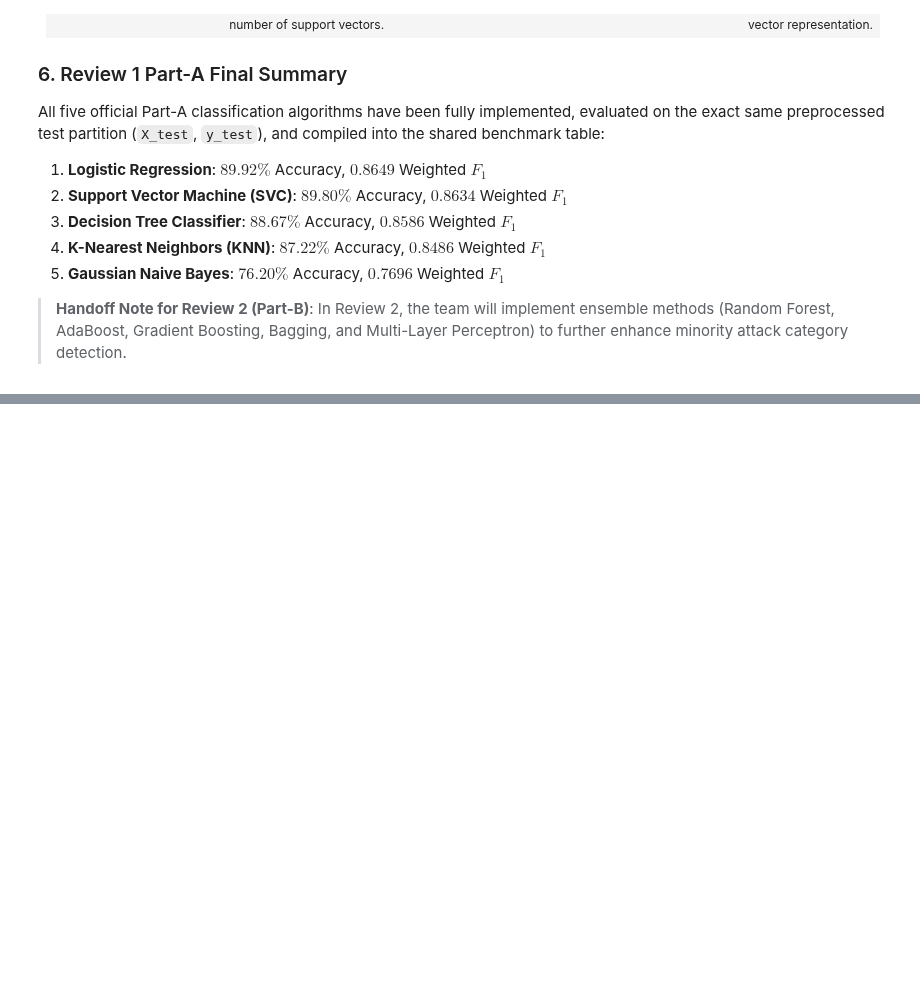
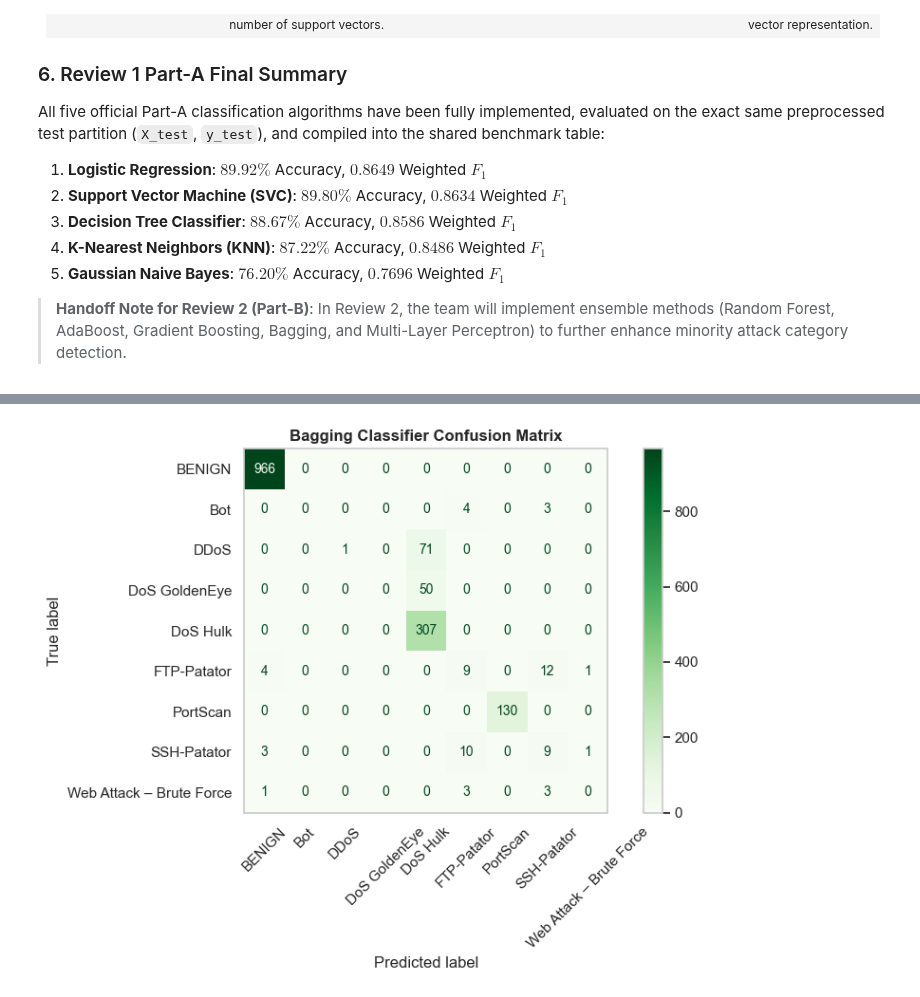
Before and after one commit to ajay9376/NetSentinel, a Jupyter notebook: notebooks/classification.ipynb, the cells around one changed output, grey strips where cells are left out. Saved outputs shown, nothing was run; the diff lists cells and outputs as text; code cells hidden in the pictures; blank space fills up the shorter version.

```diff
--- a/notebooks/classification.ipynb
+++ b/notebooks/classification.ipynb
@@ -912,0 +1212,11 @@ All five official Part-A classification algorithms have been fully implemented,
+# %%
+# Visualizing Confusion Matrix for Bagging Classifier
+plt.figure(figsize=(9, 6))
+disp_bag = ConfusionMatrixDisplay(confusion_matrix=bag_cm, display_labels=bag_model.classes_)
+disp_bag.plot(cmap="Greens", values_format="d", xticks_rotation=45, ax=plt.gca())
+plt.title("Bagging Classifier Confusion Matrix", fontsize=12, fontweight="bold")
+plt.grid(False)
+plt.tight_layout()
+plt.show()
+# %% [output]
+[figure, added]
```
Also changed, not shown: parts of 11 cells of this notebook.
